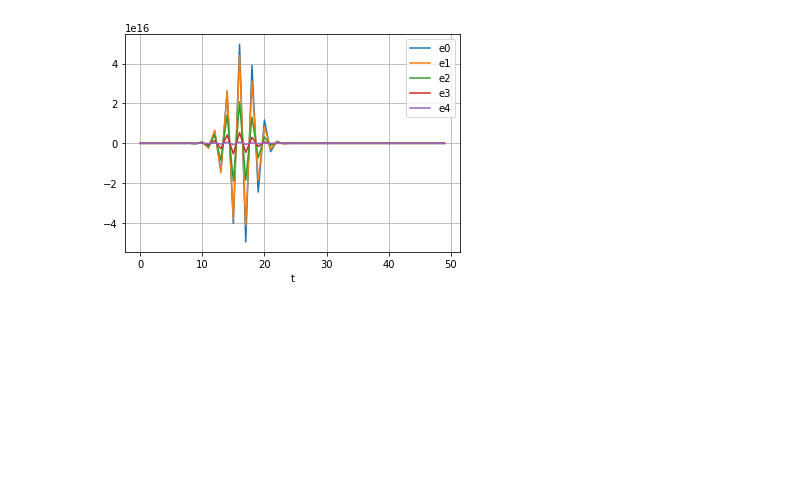
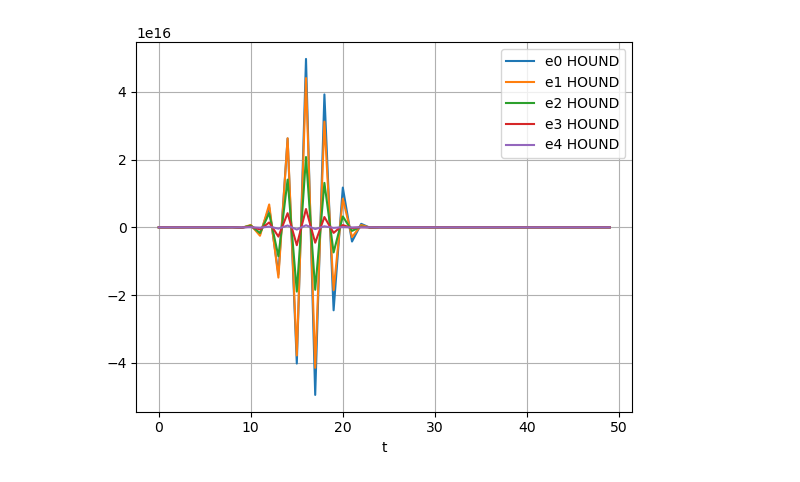
Before and after one commit to katrichek/HOUND, a Jupyter notebook: HOUND.ipynb, the cells around one changed output. Cells and saved outputs as stored; diff of their text form; code cells hidden in the pictures; blank space fills up the shorter version.

```diff
--- a/HOUND.ipynb
+++ b/HOUND.ipynb
@@ -137,29 +237,0 @@ plt.show();
-# %%
-fig, ax = plt.subplots()#figsize=(14, 8))
-#ax.set_ylim(1e-14, 1e0)
-ax.set_ylim(1e-16, 1e2)
-for j in range(n):
-    ax.plot(ts, aes[j], label='e'+str(j))#, color='black', linestyle="x")
-#ax.set_title('log errors')
-#ax.grid(linestyle=":")
-#ax.set_axisbelow(True)
-ax.grid();
-ax.set_xlabel("t")
-ax.set_yscale('log')
-plt.legend()
-plt.show();
-
-
-fig, ax = plt.subplots()#figsize=(14, 8))
-#ax.set_ylim(1e-6, 1e15)
-ax.set_ylim(1e-3, 1e18)
-for j in range(n):
-    ax.plot(ts[:50], aes[j][:50], label='e'+str(j))#, color='black', linestyle="x")
-#ax.set_title('log errors')
-#ax.grid(linestyle=":")
-#ax.set_axisbelow(True)
-ax.grid();
-ax.set_xlabel("t")
-ax.set_yscale('log')
-plt.legend()
-plt.show();
@@ -169,17 +285,13 @@ plt.show();
 # %%
-fig, ax = plt.subplots()#figsize=(14, 8))
-#ax.set_ylim(-10, 10)
+fig, ax = plt.subplots()
 for j in range(n):
-    ax.plot(ts[:50], es[j][:50], label='e'+str(j))#, color='black', linestyle="x")
-#ax.set_title('errors')
-#ax.grid(linestyle=":")
-#ax.set_axisbelow(True)
+    ax.plot(ts[:50], es_HOUND[j][:50], label='e'+str(j)+' HOUND')
 ax.grid();
 ax.set_xlabel("t")
 plt.legend()
 plt.show();
 # %% [output]
-[figure, old version]
+[figure, new version]
 # %%
 for j in range(n):
     fig, ax = plt.subplots()#figsize=(14, 8))
```
Also changed, not shown: parts of 10 cells of this notebook.
